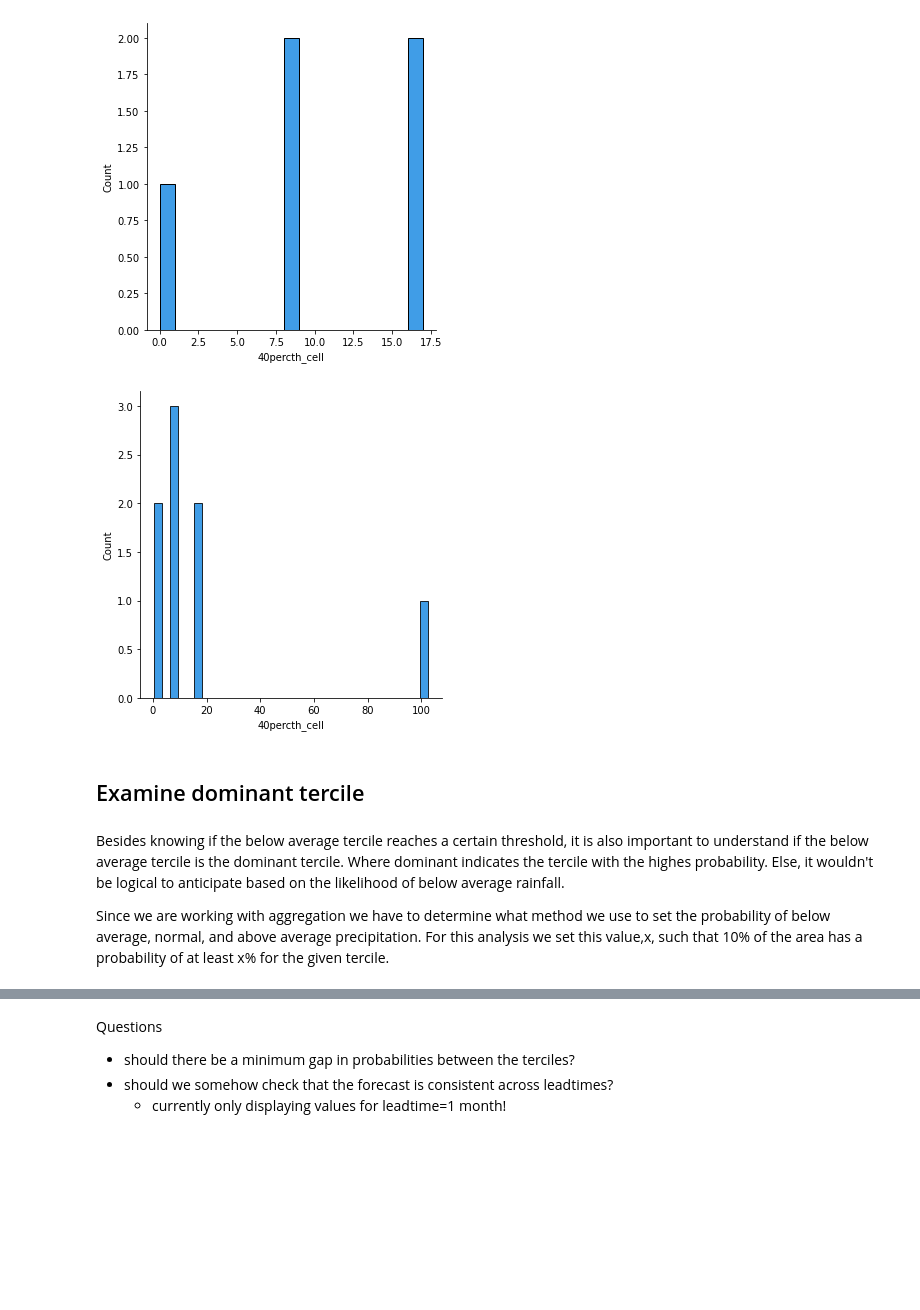
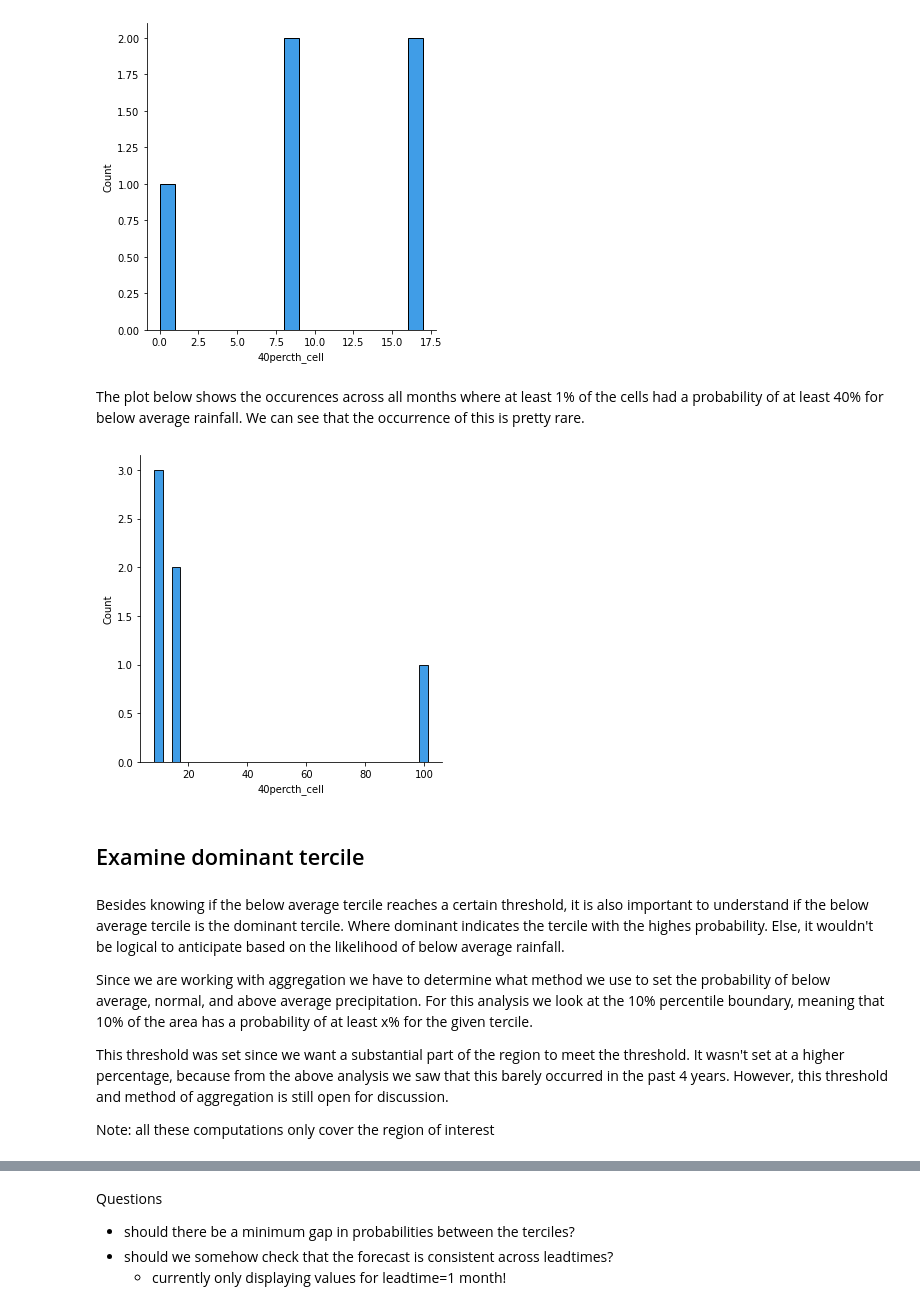
Before and after one commit to OCHA-DAP/pa-anticipatory-action, a Jupyter notebook: analyses/bfa/notebooks/_build/jupyter_execute/bfa_seas_bavg_iriforecast.ipynb, the cells around one changed output, grey strips where cells are left out. Cells and saved outputs as stored; diff of their text form; code cells hidden in the pictures; blank space fills up the shorter version.

```diff
--- a/analyses/bfa/notebooks/_build/jupyter_execute/bfa_seas_bavg_iriforecast.ipynb
+++ b/analyses/bfa/notebooks/_build/jupyter_execute/bfa_seas_bavg_iriforecast.ipynb
@@ -375,14 +373,20 @@ g=sns.displot(stats_region_bavg_l1.loc[stats_region_bavg_l1["month"]==3,"40perct
+# %% [markdown]
+The plot below shows the occurences across all months where at least 1% of the cells had a probability of at least 40% for below average rainfall. We can see that the occurrence of this is pretty rare.
 # %%
 #plot distribution for forecasts with C=0 (=below average) and L=1, for all months
-g=sns.displot(stats_region_bavg_l1.loc[stats_region_bavg_l1["40percth_cell"]>0,"40percth_cell"],color="#007CE0",binwidth=3)
+g=sns.displot(stats_region_bavg_l1.loc[stats_region_bavg_l1["40percth_cell"]>=1,"40percth_cell"],color="#007CE0",binwidth=3)
 # %% [output]
-[figure, old version]
+[figure, new version]
 # %% [markdown]
 ## Examine dominant tercile
 # %% [markdown]
 Besides knowing if the below average tercile reaches a certain threshold, it is also important to understand if the below average tercile is the dominant tercile. Where dominant indicates the tercile with the highes probability. Else, it wouldn't be logical to anticipate based on the likelihood of below average rainfall.
 
-Since we are working with aggregation we have to determine what method we use to set the probability of below average, normal, and above average precipitation. For this analysis we set this value,x, such that 10% of the area has a probability of at least x% for the given tercile.
+Since we are working with aggregation we have to determine what method we use to set the probability of below average, normal, and above average precipitation. For this analysis we look at the 10% percentile boundary, meaning that 10% of the area has a probability of at least x% for the given tercile.
+
+This threshold was set since we want a substantial part of the region to meet the threshold. It wasn't set at a higher percentage, because from the above analysis we saw that this barely occurred in the past 4 years. However, this threshold and method of aggregation is still open for discussion.
+
+Note: all these computations only cover the region of interest
 # %%
 stats_region["publication_month"]=stats_region["F"].dt.to_period("M")
 stats_region_10perc=stats_region.pivot(index=['publication_month','L'], columns='C', values='10quant_cell').reset_index().rename(columns={0:"bel_avg",1:"normal",2:"abv_avg"})
```
Also changed, not shown: parts of 13 cells of this notebook, 15 other files.
